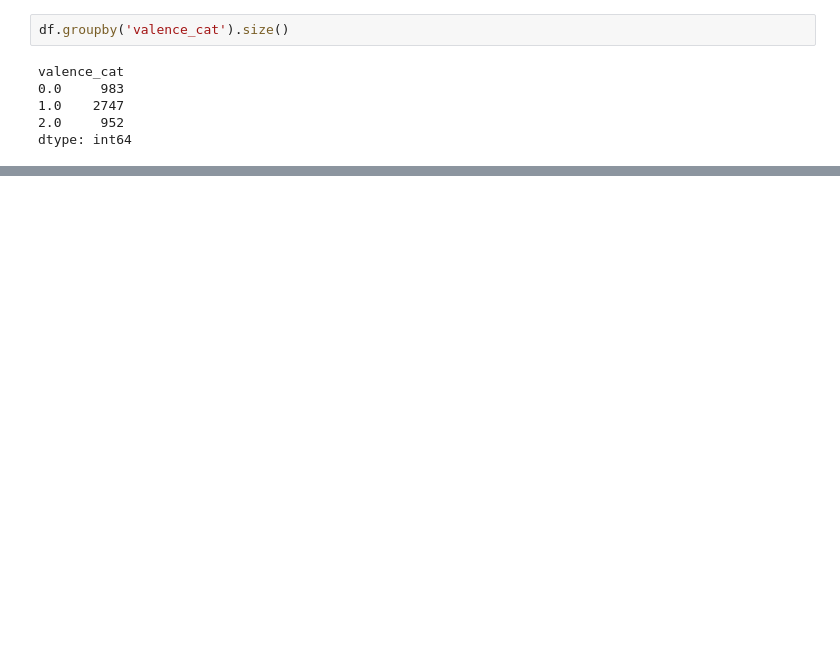
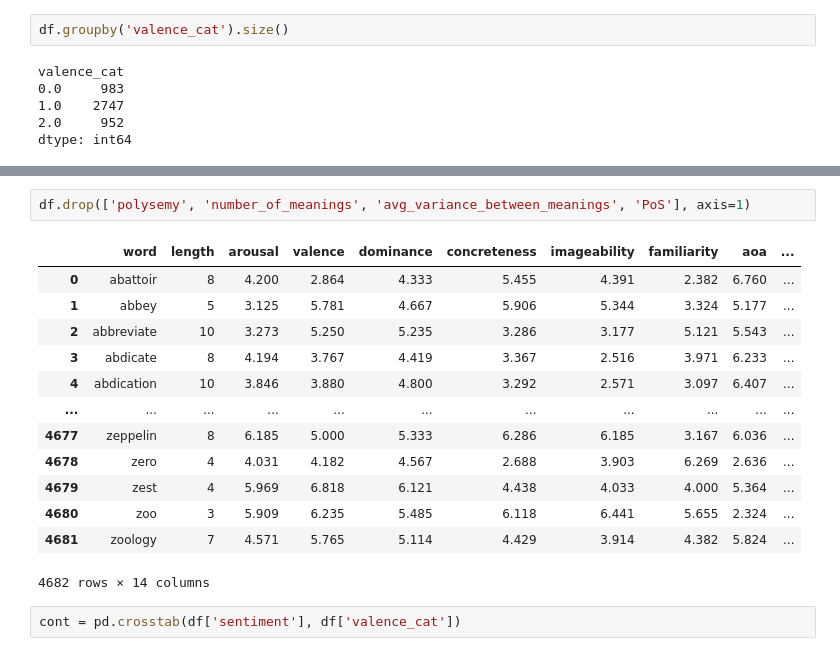
Before and after one commit to michelepapucci/data-mining-project, a Jupyter notebook: data_understanding.ipynb, the cells around one changed output, grey strips where cells are left out. Saved outputs shown, nothing was run; the diff lists cells and outputs as text; blank space fills up the shorter version.

```diff
--- a/data_understanding.ipynb
+++ b/data_understanding.ipynb
@@ -655,0 +673,18 @@ array([1.  , 3.66, 6.32, 8.98])
+# %%
+df.drop(['polysemy', 'number_of_meanings', 'avg_variance_between_meanings', 'PoS'], axis=1)
+# %% [output]
+|  | word | length | arousal | valence | dominance | concreteness | imageability | familiarity | aoa | ... |
+| 0 | abattoir | 8 | 4.200 | 2.864 | 4.333 | 5.455 | 4.391 | 2.382 | 6.760 | ... |
+| 1 | abbey | 5 | 3.125 | 5.781 | 4.667 | 5.906 | 5.344 | 3.324 | 5.177 | ... |
+| 2 | abbreviate | 10 | 3.273 | 5.250 | 5.235 | 3.286 | 3.177 | 5.121 | 5.543 | ... |
+| 3 | abdicate | 8 | 4.194 | 3.767 | 4.419 | 3.367 | 2.516 | 3.971 | 6.233 | ... |
+| 4 | abdication | 10 | 3.846 | 3.880 | 4.800 | 3.292 | 2.571 | 3.097 | 6.407 | ... |
+| ... | ... | ... | ... | ... | ... | ... | ... | ... | ... | ... |
+| 4677 | zeppelin | 8 | 6.185 | 5.000 | 5.333 | 6.286 | 6.185 | 3.167 | 6.036 | ... |
+| 4678 | zero | 4 | 4.031 | 4.182 | 4.567 | 2.688 | 3.903 | 6.269 | 2.636 | ... |
+| 4679 | zest | 4 | 5.969 | 6.818 | 6.121 | 4.438 | 4.033 | 4.000 | 5.364 | ... |
+| 4680 | zoo | 3 | 5.909 | 6.235 | 5.485 | 6.118 | 6.441 | 5.655 | 2.324 | ... |
+| 4681 | zoology | 7 | 4.571 | 5.765 | 5.114 | 4.429 | 3.914 | 4.382 | 5.824 | ... |
+4682 rows × 14 columns
+# %%
+cont = pd.crosstab(df['sentiment'], df['valence_cat'])
```
Also changed, not shown: parts of 9 cells of this notebook, 2 other files.
